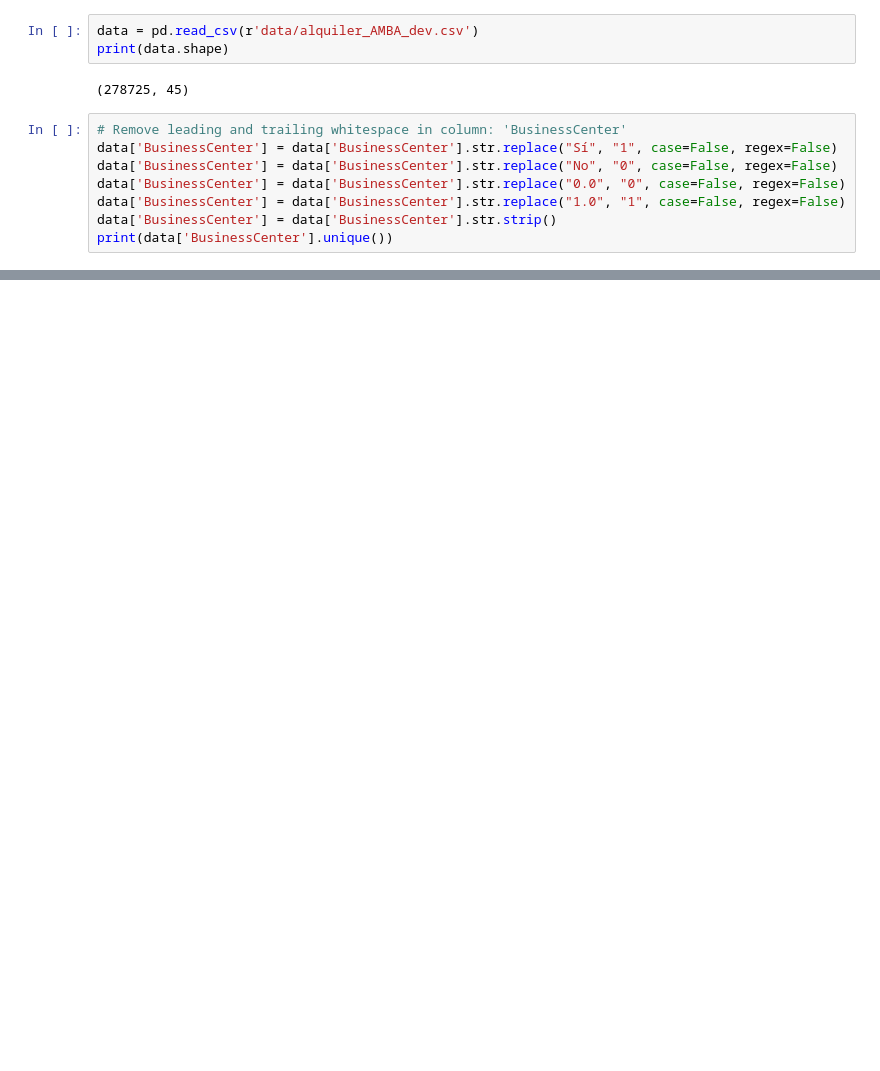
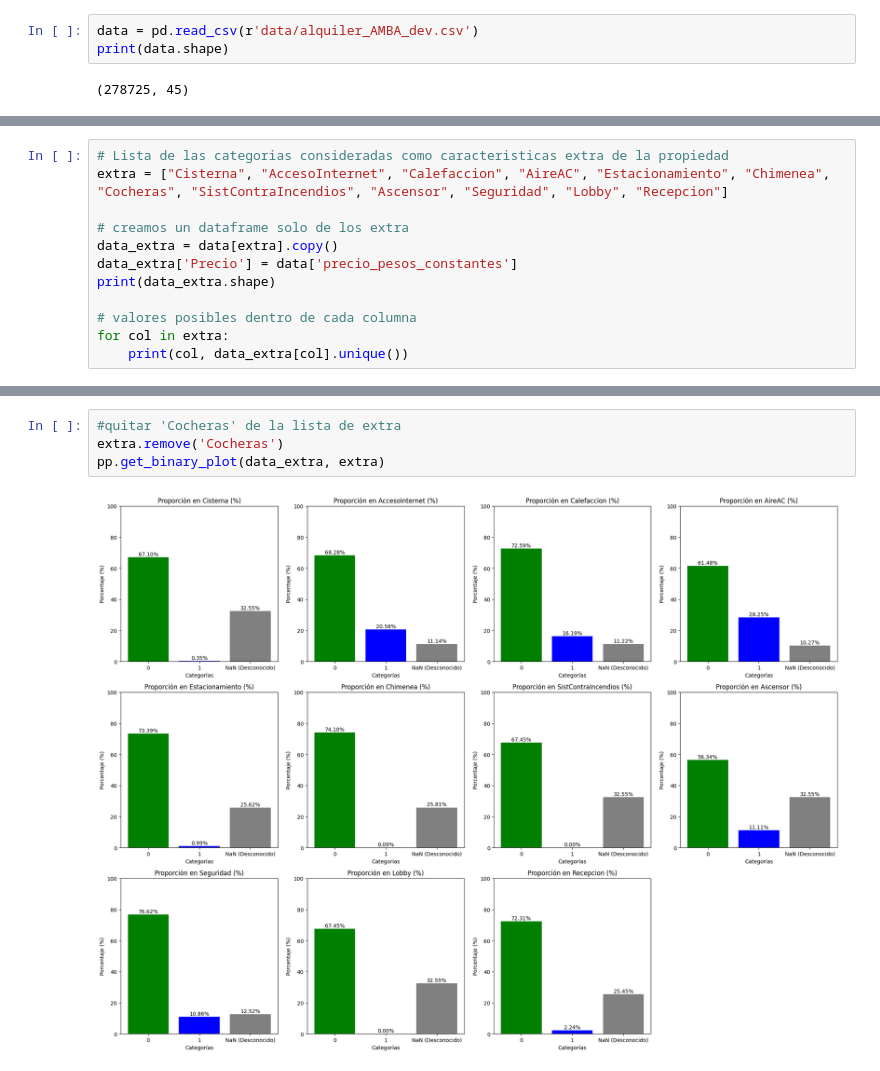
Before and after one commit to TomasD1az/I302_FP, a Jupyter notebook: analisis.ipynb, the cells around one changed output, grey strips where cells are left out. Cells and saved outputs as stored; diff of their text form; blank space fills up the shorter version.

```diff
--- a/analisis.ipynb
+++ b/analisis.ipynb
@@ -8,11 +9,3 @@ data = pd.read_csv(r'data/alquiler_AMBA_dev.csv')
 print(data.shape)
 # %% [output]
 (278725, 45)
-# %%
-# Remove leading and trailing whitespace in column: 'BusinessCenter'
-data['BusinessCenter'] = data['BusinessCenter'].str.replace("Sí", "1", case=False, regex=False)
-data['BusinessCenter'] = data['BusinessCenter'].str.replace("No", "0", case=False, regex=False)
-data['BusinessCenter'] = data['BusinessCenter'].str.replace("0.0", "0", case=False, regex=False)
-data['BusinessCenter'] = data['BusinessCenter'].str.replace("1.0", "1", case=False, regex=False)
-data['BusinessCenter'] = data['BusinessCenter'].str.strip()
-print(data['BusinessCenter'].unique())
@@ -49,0 +18,12 @@ Name: count, Length: 14389, dtype: int64
+# %%
+# Lista de las categorias consideradas como caracteristicas extra de la propiedad
+extra = ["Cisterna", "AccesoInternet", "Calefaccion", "AireAC", "Estacionamiento", "Chimenea", "Cocheras", "SistContraIncendios", "Ascensor", "Seguridad", "Lobby", "Recepcion"]
+
+# creamos un dataframe solo de los extra
+data_extra = data[extra].copy()
+data_extra['Precio'] = data['precio_pesos_constantes']
+print(data_extra.shape)
+
+# valores posibles dentro de cada columna
+for col in extra:
+    print(col, data_extra[col].unique())
@@ -49,0 +66,6 @@ Name: count, Length: 14389, dtype: int64
+# %%
+#quitar 'Cocheras' de la lista de extra
+extra.remove('Cocheras')
+pp.get_binary_plot(data_extra, extra)
+# %% [output]
+[figure, added]
```
Also changed, not shown: parts of 43 cells of this notebook, 4 other files.
